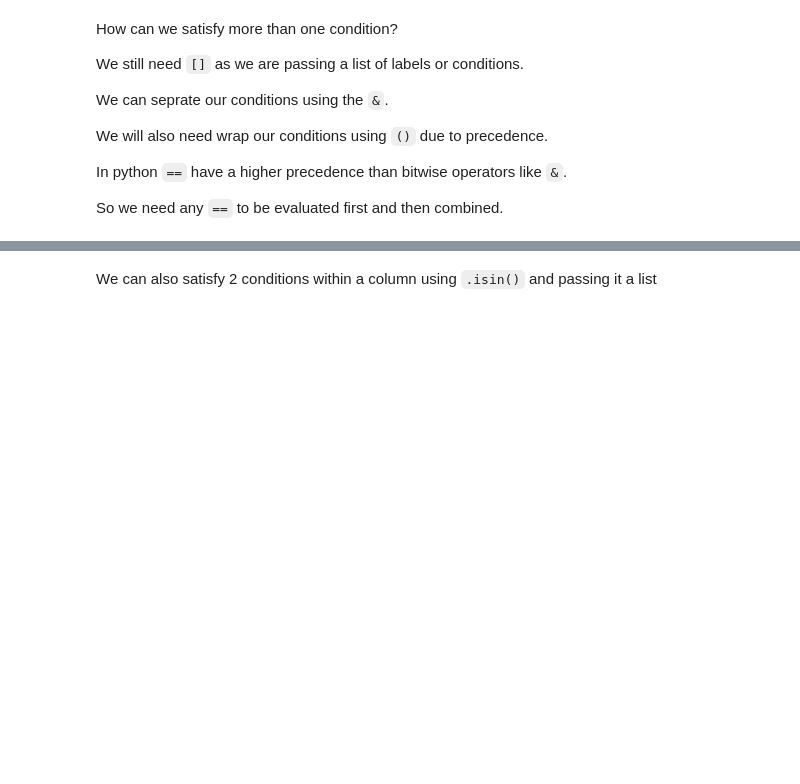
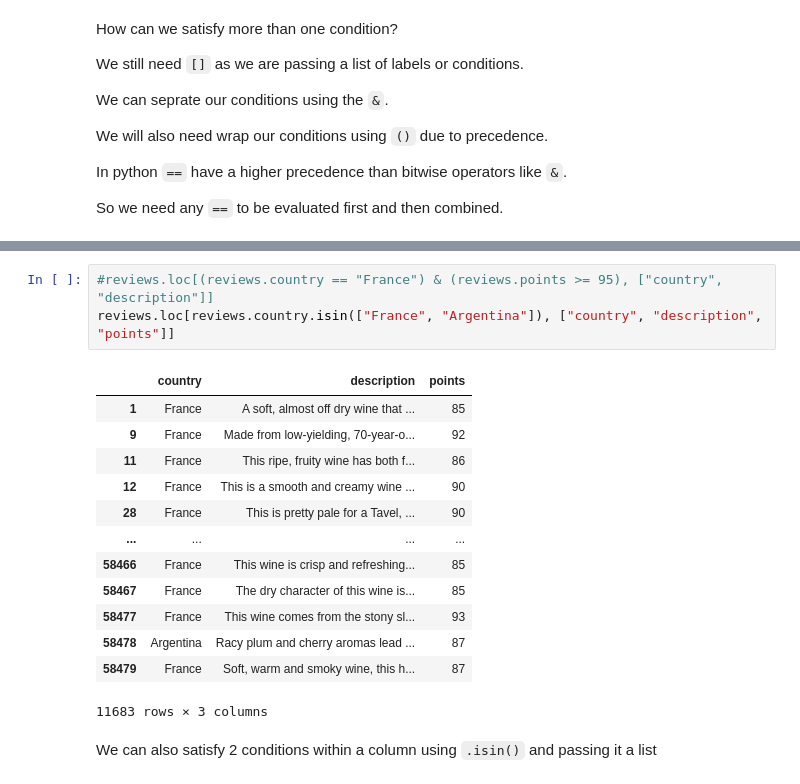
Before and after one commit to VitosTamas271/Analytics-through-coding-in-class, a Jupyter notebook: Session_1/Pandas.ipynb, the cells around one changed output, grey strips where cells are left out. Cells and saved outputs as stored; diff of their text form; blank space fills up the shorter version.

```diff
--- a/Session_1/Pandas.ipynb
+++ b/Session_1/Pandas.ipynb
@@ -278,3 +293,20 @@ So we need any `==` to be evaluated first and then combined.
+# %%
+#reviews.loc[(reviews.country == "France") & (reviews.points >= 95), ["country", "description"]]
+reviews.loc[reviews.country.isin(["France", "Argentina"]), ["country", "description", "points"]]
+# %% [output]
+|  | country | description | points |
+| 1 | France | A soft, almost off dry wine that ... | 85 |
+| 9 | France | Made from low-yielding, 70-year-o... | 92 |
+| 11 | France | This ripe, fruity wine has both f... | 86 |
+| 12 | France | This is a smooth and creamy wine ... | 90 |
+| 28 | France | This is pretty pale for a Tavel, ... | 90 |
+| ... | ... | ... | ... |
+| 58466 | France | This wine is crisp and refreshing... | 85 |
+| 58467 | France | The dry character of this wine is... | 85 |
+| 58477 | France | This wine comes from the stony sl... | 93 |
+| 58478 | Argentina | Racy plum and cherry aromas lead ... | 87 |
+| 58479 | France | Soft, warm and smoky wine, this h... | 87 |
+11683 rows × 3 columns
 # %% [markdown]
 We can also satisfy 2 conditions within a column using `.isin()` and passing it a list
 # %% [markdown]
```
Also changed, not shown: parts of 13 cells of this notebook.
